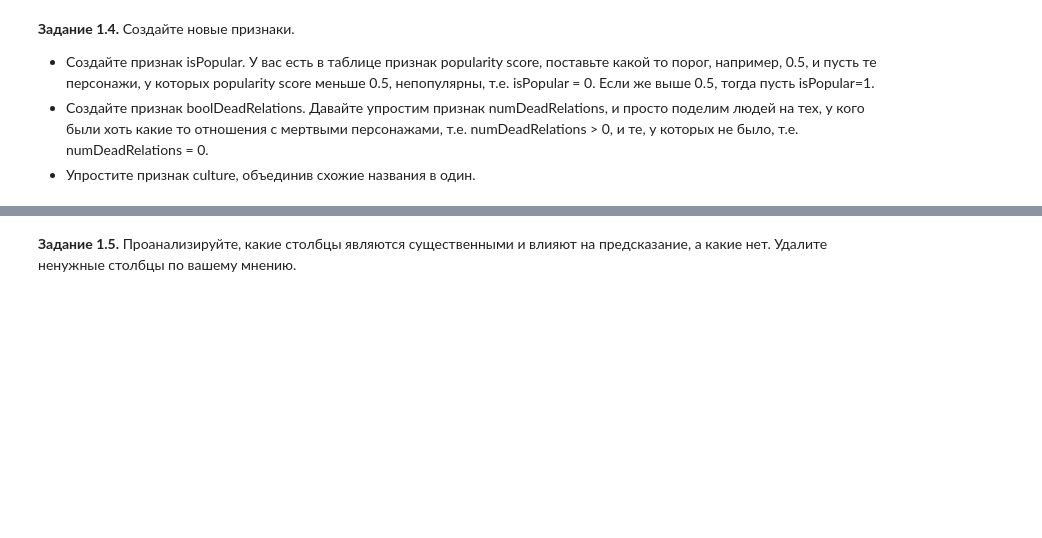
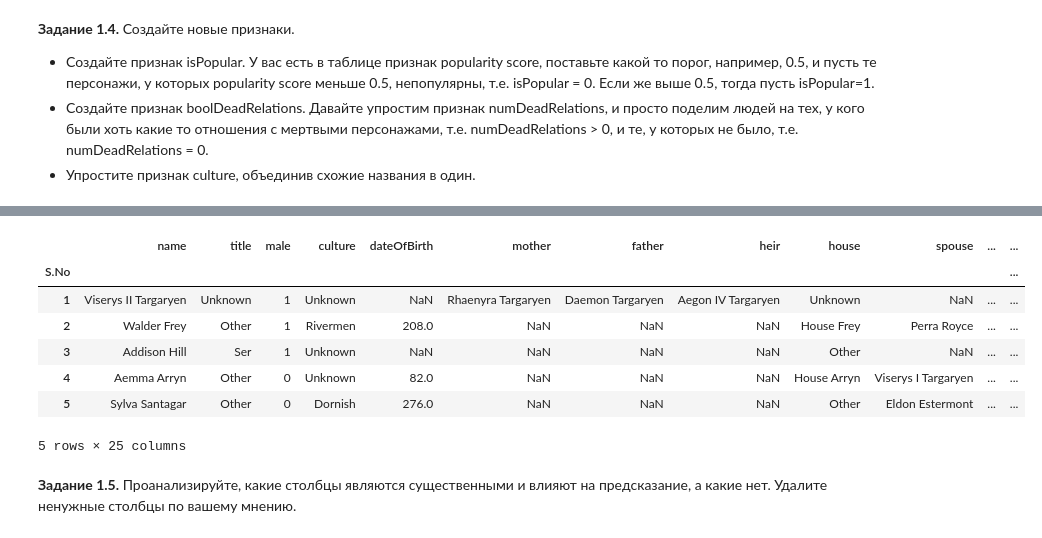
Before and after one commit to taravskayavm/DLS_I, a Jupyter notebook: week_01_ml_intro/Homework/hw_1_game_of_thrones.ipynb, the cells around one changed output, grey strips where cells are left out. Cells and saved outputs as stored; diff of their text form; code cells hidden in the pictures; blank space fills up the shorter version.

```diff
--- a/week_01_ml_intro/Homework/hw_1_game_of_thrones.ipynb
+++ b/week_01_ml_intro/Homework/hw_1_game_of_thrones.ipynb
@@ -157,3 +204,13 @@ cult = {
     'Qartheen': ['qartheen', 'qarth'],
     'Reach': ['the reach', 'reach', 'reachmen'],
 }
+
+# Функция для замены значений в culture
+def simplify_culture(culture):
+    for key, values in cult.items():
+        if culture.lower() in values:
+            return key
+    return culture  # если не найдено, возвращаем оригинальное значение
+
+# Применяем функцию к столбцу culture
+data['culture'] = data['culture'].apply(lambda x: simplify_culture(x) if pd.notnull(x) else x)
@@ -159,0 +239,7 @@ cult = {
+# %%
+# Выбираем титулы, у которых 10 и более представителей
+top_titles = ['Unknown', 'Ser', 'Maester', 'Archmaester', 'Lord',
+                'Septon', 'Winterfell', 'Lady']
+
+# Применяем группировку
+data['title'] = data['title'].apply(lambda x: x if x in top_titles else 'Other')
@@ -159,0 +268,8 @@ cult = {
+# %%
+# Выбираем культуры, у которых 10 и более представителей
+top_cultures = ['Unknown', 'Northmen', 'Ironborn', 'Free Folk', 'Braavosi', 'Valyrian',
+                'Dornish', 'Ghiscari', 'Dothraki', 'Westermen', 'Reach',
+                'Vale mountain clans', 'Valemen', 'Rivermen']
+
+# Применяем группировку
+data['culture'] = data['culture'].apply(lambda x: x if x in top_cultures else 'Other')
@@ -160,2 +299,21 @@ cult = {
+# %%
+# Выбираем культуры, у которых 10 и более представителей
+top_houses = ['Unknown', 'House Frey', "'Night's Watch'", 'House Stark', 'House Targaryen', 'House Lannister',
+                'House Tyrell', 'House Greyjoy', 'House Osgrey', 'Faith of the Seven', 'House Hightower',
+                'House Botley', 'House Arryn', 'House Martell', 'House Crakehall', 'House Florent']
+
+# Применяем группировку
+data['house'] = data['house'].apply(lambda x: x if x in top_houses else 'Other')
+# %%
+data.head(5)
+# %% [output]
+|  | name | title | male | culture | dateOfBirth | mother | father | heir | house | spouse | ... | ... |
+| S.No |  |  |  |  |  |  |  |  |  |  |  | ... |
+| 1 | Viserys II Targaryen | Unknown | 1 | Unknown | NaN | Rhaenyra Targaryen | Daemon Targaryen | Aegon IV Targaryen | Unknown | NaN | ... | ... |
+| 2 | Walder Frey | Other | 1 | Rivermen | 208.0 | NaN | NaN | NaN | House Frey | Perra Royce | ... | ... |
+| 3 | Addison Hill | Ser | 1 | Unknown | NaN | NaN | NaN | NaN | Other | NaN | ... | ... |
+| 4 | Aemma Arryn | Other | 0 | Unknown | 82.0 | NaN | NaN | NaN | House Arryn | Viserys I Targaryen | ... | ... |
+| 5 | Sylva Santagar | Other | 0 | Dornish | 276.0 | NaN | NaN | NaN | Other | Eldon Estermont | ... | ... |
+5 rows × 25 columns
 # %% [markdown]
 **Задание 1.5.** Проанализируйте, какие столбцы являются существенными и влияют на предсказание, а какие нет. Удалите ненужные столбцы по вашему мнению.
```
Also changed, not shown: parts of 13 cells of this notebook.
